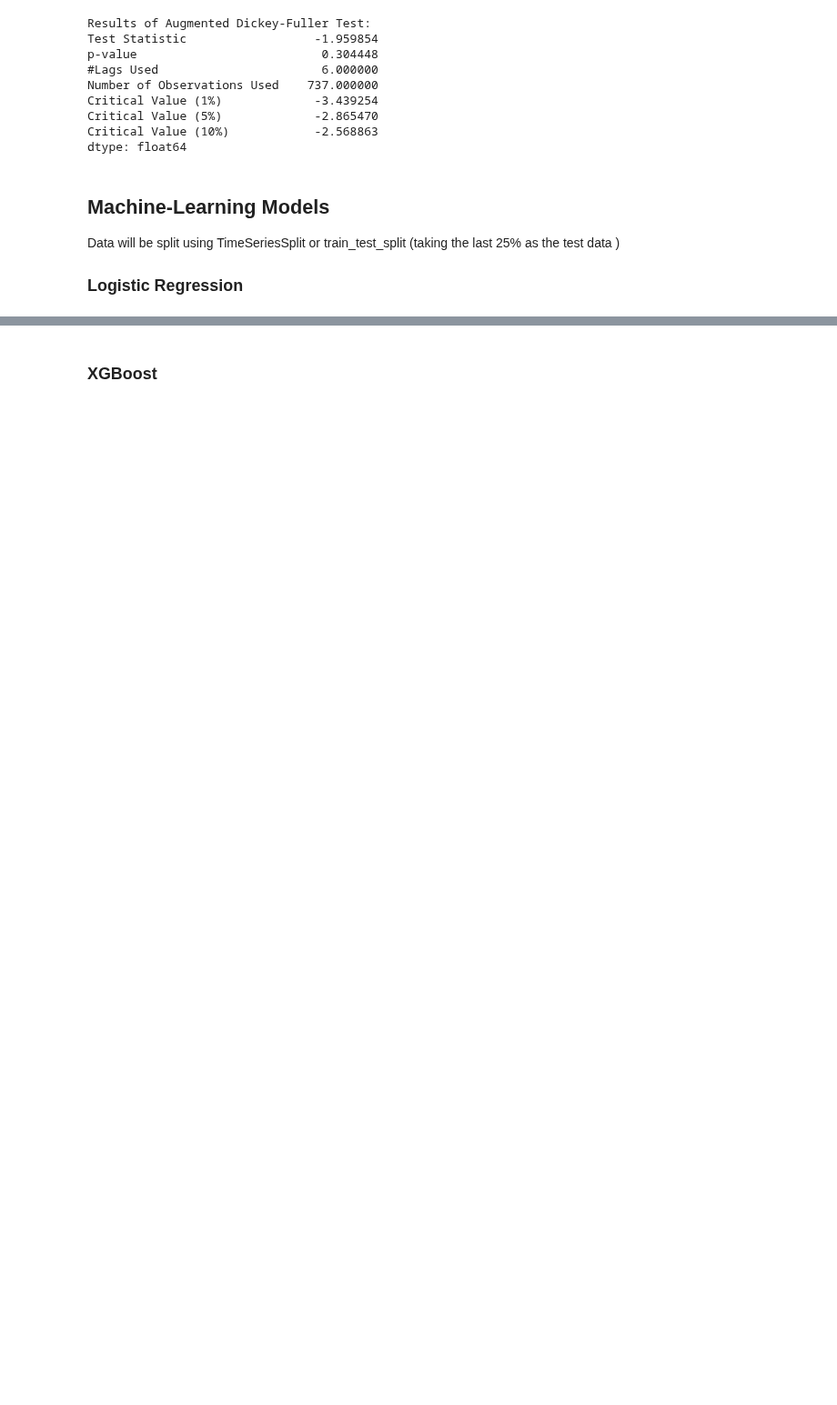
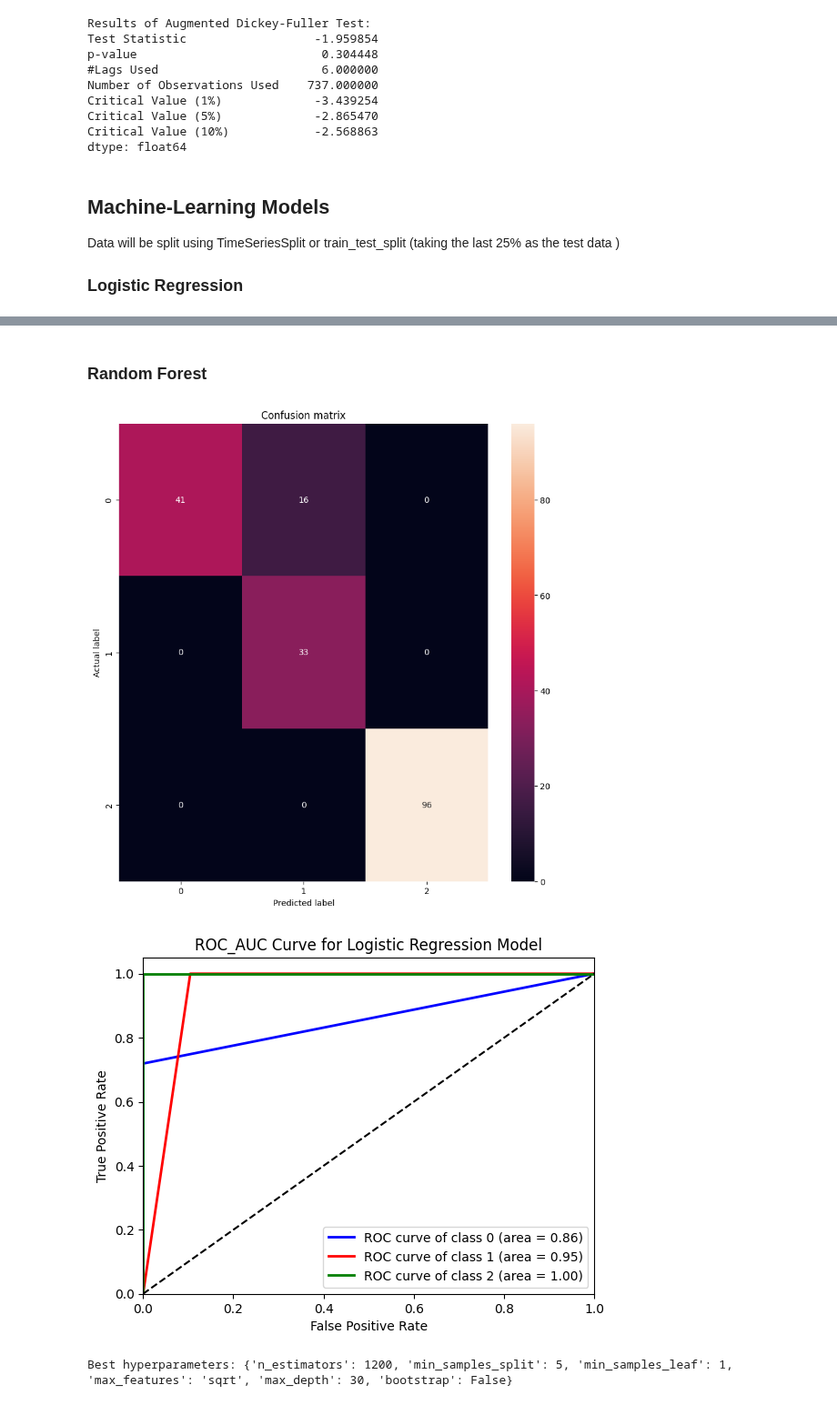
Before and after one commit to Danielwoodh/Time-Series-Data-Generation, a Jupyter notebook: Models - 1.0.ipynb, the cells around one changed output, grey strips where cells are left out. Shown at 91% size. Drawn from its saved outputs; the diff is of its cells as text; code cells hidden in the pictures; blank space fills up the shorter version.

```diff
--- a/Models - 1.0.ipynb
+++ b/Models - 1.0.ipynb
@@ -237,2 +188,35 @@ weighted avg       0.88      0.65      0.63       186
-# %% [markdown]
-### XGBoost
+# %% [markdown]
+### Random Forest
+# %%
+rf = RandomForestClassifier(n_estimators=100, max_depth=2, random_state=0)
+
+# Number of trees in random forest
+n_estimators = [int(x) for x in np.linspace(start = 200, stop = 2000, num = 10)]
+# Number of features to consider at every split
+max_features = ['sqrt']
+# Maximum number of levels in tree
+max_depth = [int(x) for x in np.linspace(10, 110, num = 11)]
+max_depth.append(None)
+# Minimum number of samples required to split a node
+min_samples_split = [2, 5, 10]
+# Minimum number of samples required at each leaf node
+min_samples_leaf = [1, 2, 4]
+# Create the random grid
+random_grid = {'n_estimators': n_estimators,
+               'max_features': max_features,
+               'max_depth': max_depth,
+               'min_samples_split': min_samples_split,
+               'min_samples_leaf': min_samples_leaf,
+               'bootstrap': [False]
+}
+
+evaluator = TimeSeriesModelEvaluator(rf, random_grid)
+
+RF_metrics = evaluator.evaluate(
+    X=df[['timestamp_scaled', 'rms_scaled']].values,
+    y=df['state_encoded'].values
+)
+# %% [output]
+[figure, added]
+[figure, added]
+Best hyperparameters: {'n_estimators': 1200, 'min_samples_split': 5, 'min_samples_leaf': 1, 'max_features': 'sqrt', 'max_depth': 30, 'bootstrap': False}
```
Also changed, not shown: parts of 13 cells of this notebook, 14 other files.
